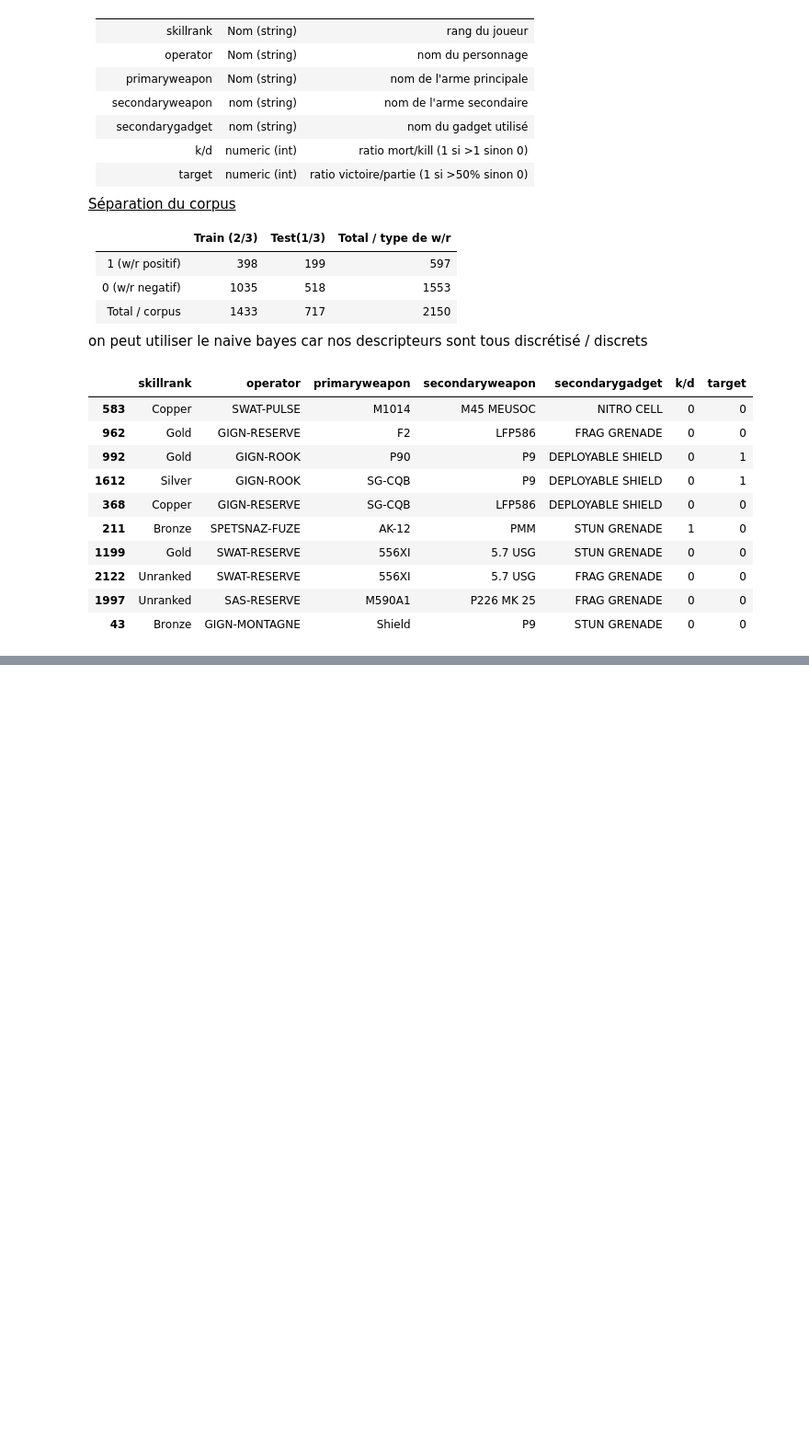
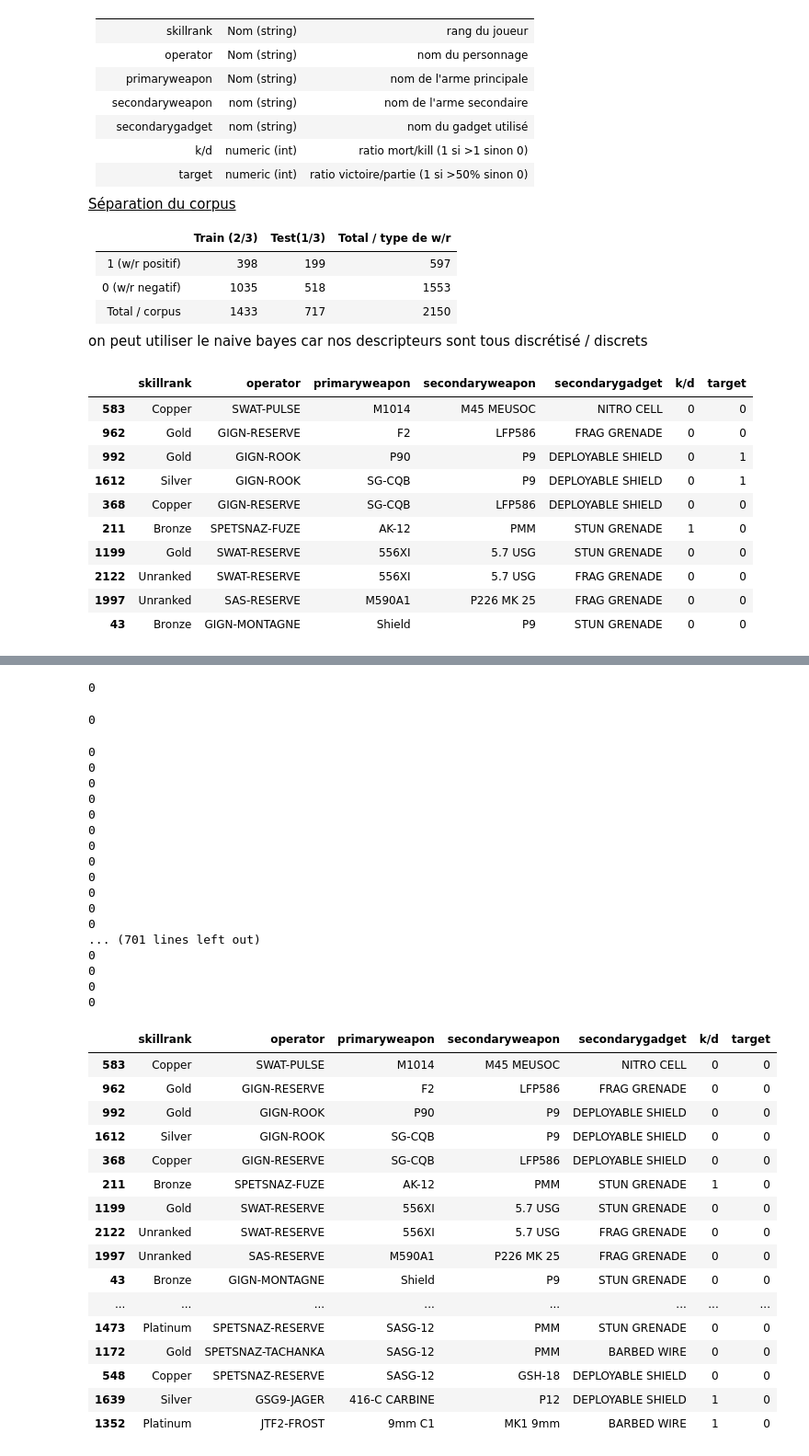
Before and after one commit to Alexis-42/ProjetMcM1, a Jupyter notebook: Naive_bayes.ipynb, the cells around one changed output, grey strips where cells are left out. Shown: that part at 92% size. Cells and saved outputs as stored; diff of their text form; code cells hidden in the pictures; blank space fills up the shorter version.

Commit message:
Naive bayes ( à fixer )

```diff
--- a/Naive_bayes.ipynb
+++ b/Naive_bayes.ipynb
@@ -154,0 +136,12 @@ dic_vraisemblance
+# %%
+dict_vraisemblance = {}
+
+for nom_attribut in corpus_verif:
+    if(nom_attribut != 'target'):
+        dict_vraisemblance[nom_attribut] = {}
+        for valeurs in corpus_verif[nom_attribut].unique():
+            dict_vraisemblance[nom_attribut][valeurs] = {}
+            for classe in corpus_verif['target'].unique():
+                dict_vraisemblance[nom_attribut][valeurs][classe] = calcul_vraisemblance(nom_attribut, valeurs, classe)
+
+dict_vraisemblance
@@ -154,0 +166,68 @@ dic_vraisemblance
+# %%
+def hypothese_naive_bayes_serie(data):
+    meilleur_proba = -1
+    meilleur_target = 666
+    for target in range(0,1):
+        proba_posteriori = 1
+        for nom_attribut in data.keys():
+            proba_posteriori *= dict_vraisemblance[nom_attribut][data[nom_attribut]][target]
+        proba_posteriori *= calcul_a_priori(target)
+        if(proba_posteriori > meilleur_proba):
+            meilleur_proba = proba_posteriori
+            meilleur_target = target
+        print(meilleur_target)
+    return meilleur_target
+
+hypothese_naive_bayes_serie(corpus_test_non_annot.iloc[20])
+# %% [output]
+0
+0
+# %%
+
+pd.set_option('display.max_rows', corpus_test_non_annot.shape[0]+1)
+
+def hypothese_naive_bayes(dataframe):
+    copie_df = dataframe.copy()
+    target = []
+    for idx, row in copie_df.iterrows():
+        targ = hypothese_naive_bayes_serie(row)
+        target.append(targ)
+    copie_df['target'] = target
+    return copie_df
+
+hypothese_naive_bayes(corpus_test_non_annot)
+# %% [output]
+0
+0
+0
+0
+0
+0
+0
+0
+0
+0
+0
+0
+... (701 lines left out)
+0
+0
+0
+0
+|  | skillrank | operator | primaryweapon | secondaryweapon | secondarygadget | k/d | target |
+| 583 | Copper | SWAT-PULSE | M1014 | M45 MEUSOC | NITRO CELL | 0 | 0 |
+| 962 | Gold | GIGN-RESERVE | F2 | LFP586 | FRAG GRENADE | 0 | 0 |
+| 992 | Gold | GIGN-ROOK | P90 | P9 | DEPLOYABLE SHIELD | 0 | 0 |
+| 1612 | Silver | GIGN-ROOK | SG-CQB | P9 | DEPLOYABLE SHIELD | 0 | 0 |
+| 368 | Copper | GIGN-RESERVE | SG-CQB | LFP586 | DEPLOYABLE SHIELD | 0 | 0 |
+| 211 | Bronze | SPETSNAZ-FUZE | AK-12 | PMM | STUN GRENADE | 1 | 0 |
+| 1199 | Gold | SWAT-RESERVE | 556XI | 5.7 USG | STUN GRENADE | 0 | 0 |
+| 2122 | Unranked | SWAT-RESERVE | 556XI | 5.7 USG | FRAG GRENADE | 0 | 0 |
+| 1997 | Unranked | SAS-RESERVE | M590A1 | P226 MK 25 | FRAG GRENADE | 0 | 0 |
+| 43 | Bronze | GIGN-MONTAGNE | Shield | P9 | STUN GRENADE | 0 | 0 |
+| ... | ... | ... | ... | ... | ... | ... | ... |
+| 1473 | Platinum | SPETSNAZ-RESERVE | SASG-12 | PMM | STUN GRENADE | 0 | 0 |
+| 1172 | Gold | SPETSNAZ-TACHANKA | SASG-12 | PMM | BARBED WIRE | 0 | 0 |
+| 548 | Copper | SPETSNAZ-RESERVE | SASG-12 | GSH-18 | DEPLOYABLE SHIELD | 0 | 0 |
+| 1639 | Silver | GSG9-JAGER | 416-C CARBINE | P12 | DEPLOYABLE SHIELD | 1 | 0 |
+| 1352 | Platinum | JTF2-FROST | 9mm C1 | MK1 9mm | BARBED WIRE | 1 | 0 |
```
Also changed, not shown: parts of 3 cells of this notebook, 1 other file.
